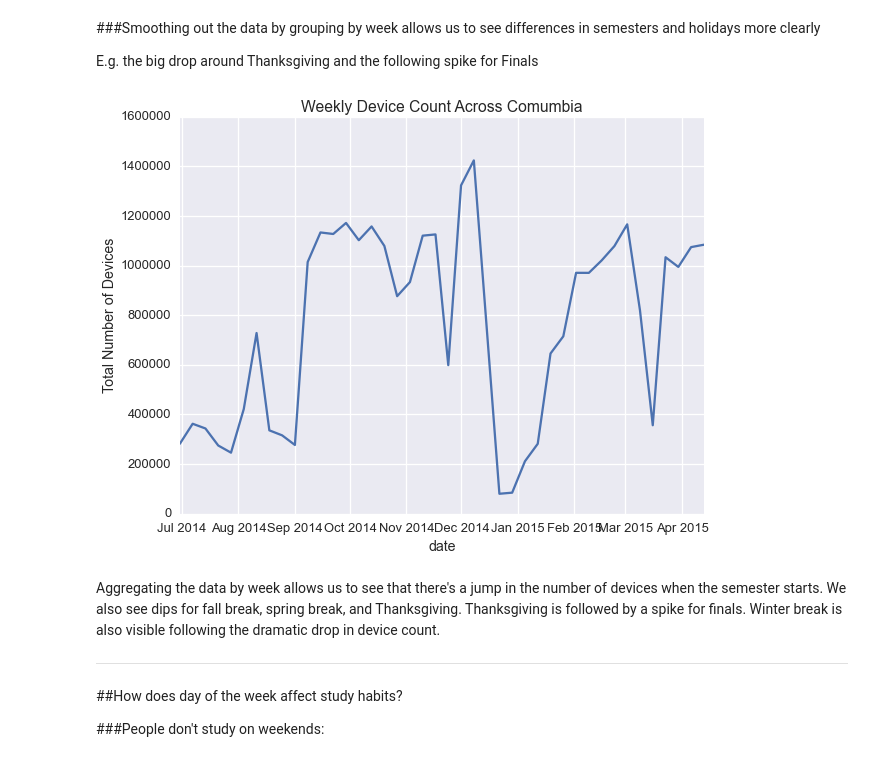
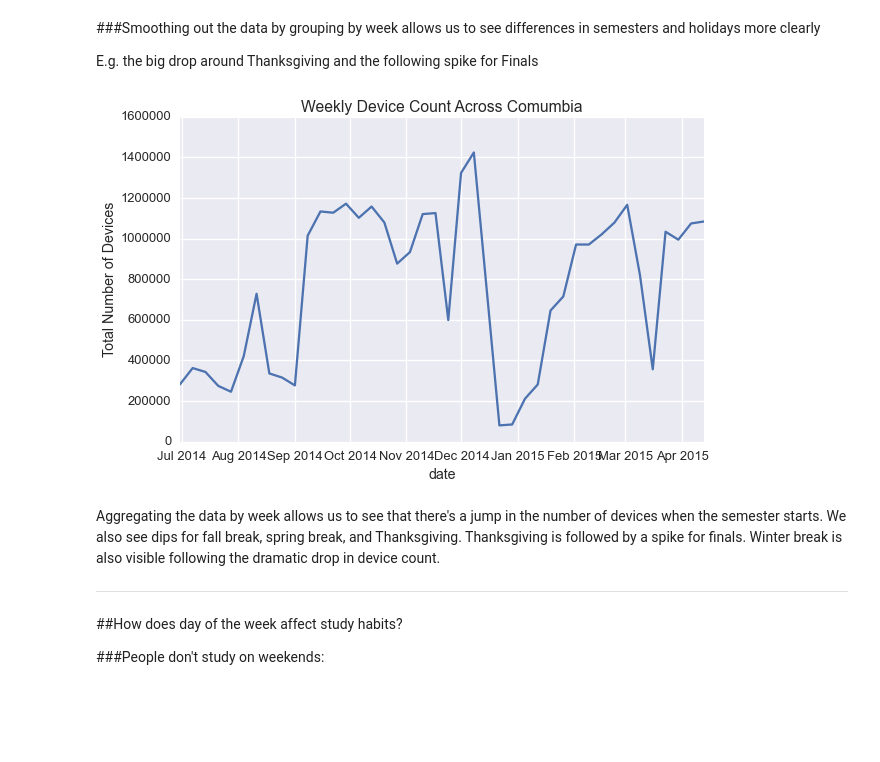
Before and after one commit to ADI-Labs/density, a Jupyter notebook: datasci/density_demo.ipynb, the cells around one changed output. Cells and saved outputs as stored; diff of their text form; code cells hidden in the pictures; blank space fills up the shorter version.

Commit message:
updated demo for pydata

```diff
--- a/datasci/density_demo.ipynb
+++ b/datasci/density_demo.ipynb
@@ -12,3 +44,3 @@ import requests
 # %%
-raw = pd.read_csv('../scripts/demo_data.csv', parse_dates = [0], index_col = 0)
+raw = pd.read_csv('../scripts/demo_data.csv')
 buildings = pd.read_csv('../scripts/buildings.csv', index_col = 0, header = None, squeeze = True)
@@ -25,3 +47,6 @@ Devices connect to wifi routers across Columbia's campus.  CUIT aggregates devic
+# %%
+raw['dump_time'] = pd.to_datetime(raw['dump_time'])
+raw = raw.set_index('dump_time')
 # %%
 raw.head()
 # %% [output]
@@ -169,15 +208,15 @@ weeks = weeks.sort_index()
 
 E.g. the big drop around Thanksgiving and the following spike for Finals
 # %%
-f, ax = plt.subplots(figsize=(9, 7))
+f, ax = plt.subplots(figsize=(9, 6))
 weeks.index = raw[raw.index.dayofweek == 0]['2014-06-30':'2015-04-19']['date'].drop_duplicates()
 weeks.plot(ax=ax)
 plt.tight_layout()
 plt.title('Weekly Device Count Across Comumbia')
 plt.ylabel('Total Number of Devices')
 plt.savefig('weekly_count.png')
 # %% [output]
-[figure, old version]
+[figure, new version]
 # %% [markdown]
 Aggregating the data by week allows us to see that there's a jump in the number of devices when the semester starts.  We also see dips for fall break, spring break, and Thanksgiving.  Thanksgiving is followed by a spike for finals.  Winter break is also visible following the dramatic drop in device count.
 
```
Also changed, not shown: parts of 14 cells of this notebook.
